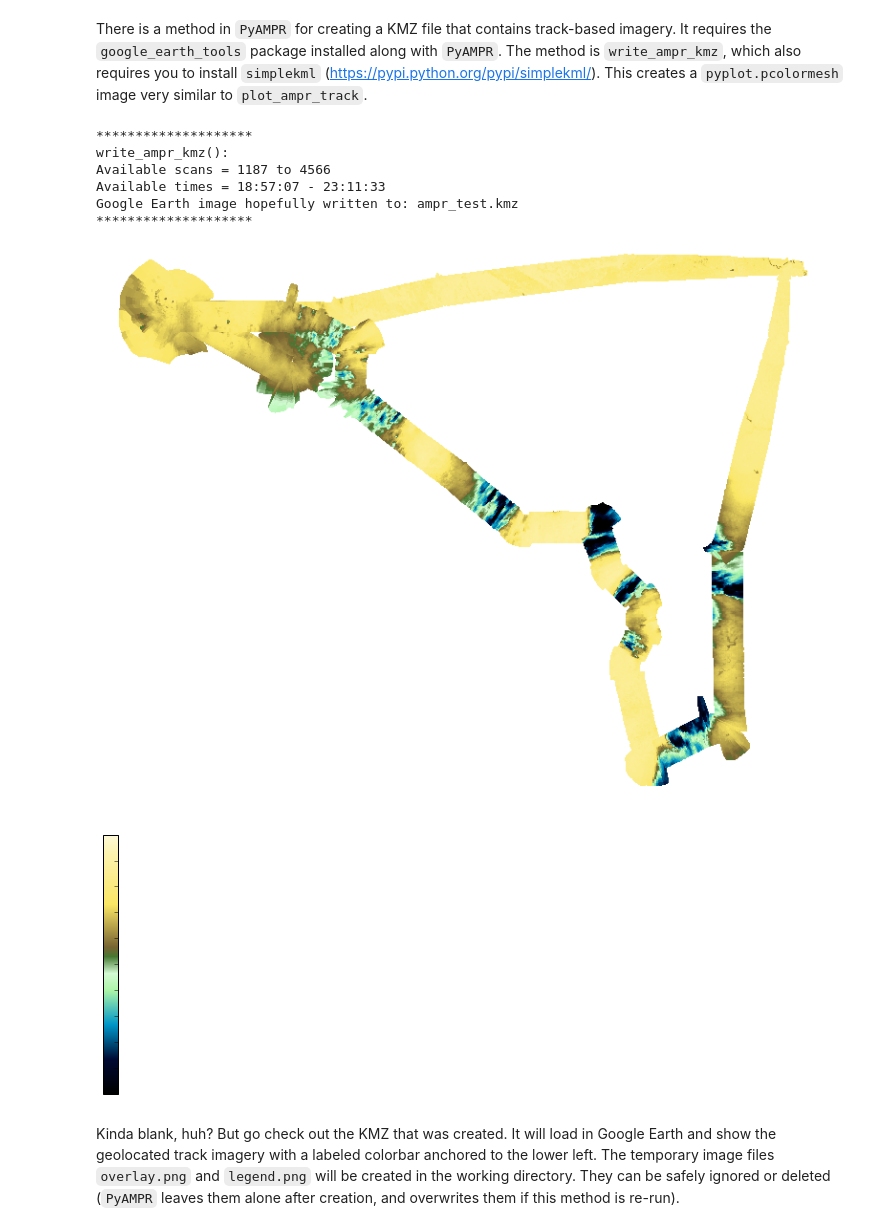
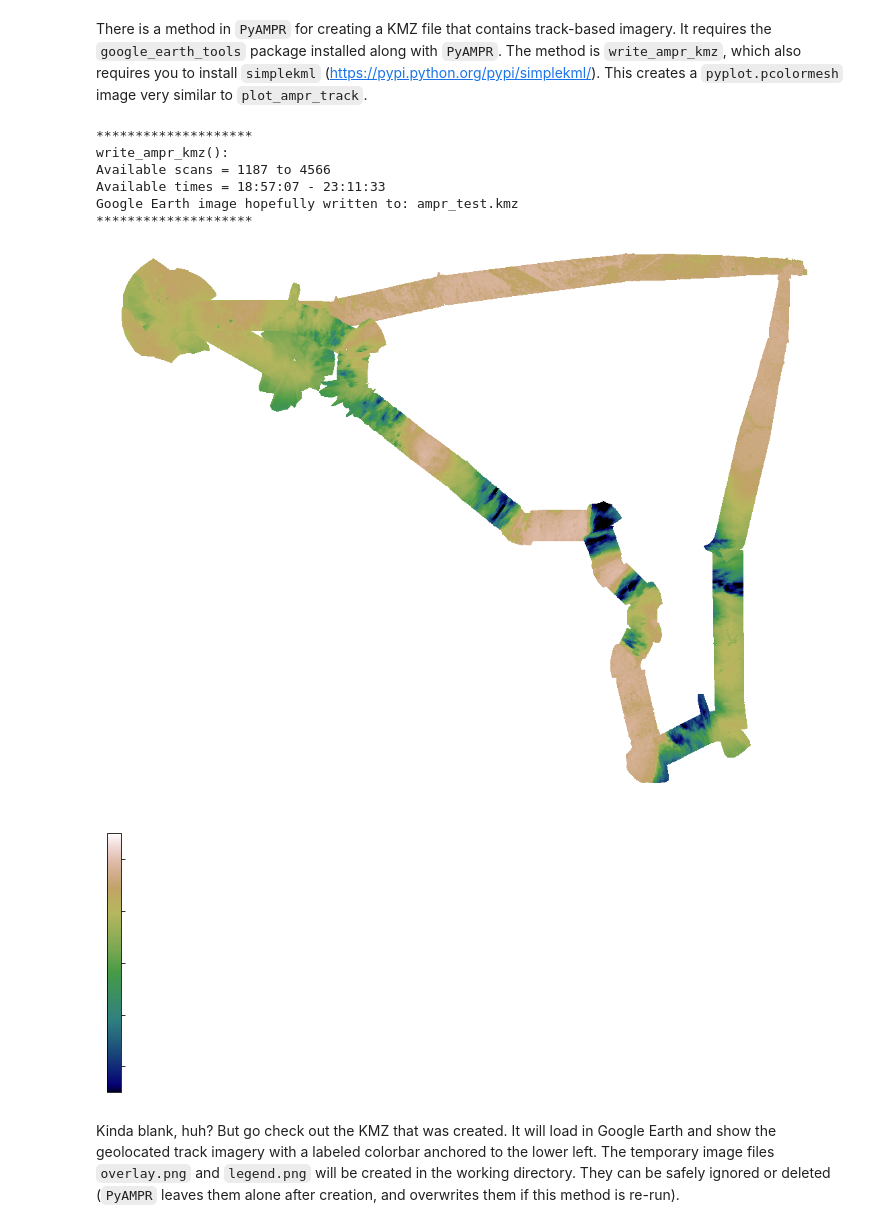
Before and after one commit to nasa/PyAMPR, a Jupyter notebook: notebooks/PyAMPR_Demo.ipynb, the cells around one changed output. Saved outputs shown, nothing was run; the diff lists cells and outputs as text; code cells hidden in the pictures.

```diff
--- a/notebooks/PyAMPR_Demo.ipynb
+++ b/notebooks/PyAMPR_Demo.ipynb
@@ -22,7 +22,6 @@ from __future__ import print_function
 import pyampr
 import glob
 import os
-from mpl_toolkits.basemap import cm
 %matplotlib inline
 
 # We read in all AMPR data from MC3E and store as a dictionary of AmprTb classes.
@@ -31,7 +30,7 @@ print('Reading in all MC3E data and storing as dict of AmprTb classes')
 print()
 
 # Change file & directory names as needed
-files = sorted(glob.glob('/Users/tjlang/Documents/AMPR/MC3E/*.txt'))
+files = sorted(glob.glob('/Volumes/Storage01/AMPR/MC3E/*.txt'))
 print('Available files')
 for file in files:
     print(file)
@@ -212,16 +220,16 @@ Available times = 16:58:02 - 19:24:22
 # %% [markdown]
 There is a method in `PyAMPR` for creating a KMZ file that contains track-based imagery. It requires the `google_earth_tools` package installed along with `PyAMPR`. The method is `write_ampr_kmz`, which also requires you to install `simplekml` (https://pypi.python.org/pypi/simplekml/). This creates a `pyplot.pcolormesh` image very similar to `plot_ampr_track`.
 # %%
-mc3e_data['20110524'].write_ampr_kmz('85a', file_name='ampr_test.kmz', cmap=cm.GMT_relief)
+mc3e_data['20110524'].write_ampr_kmz('85a', file_name='ampr_test.kmz', cmap='gist_earth')
 # %% [output]
 ********************
 write_ampr_kmz():
 Available scans = 1187 to 4566
 Available times = 18:57:07 - 23:11:33
 Google Earth image hopefully written to: ampr_test.kmz
 ********************
-[figure, old version]
+[figure, new version]
-[figure, old version]
+[figure, new version]
 # %% [markdown]
 Kinda blank, huh? But go check out the KMZ that was created. It will load in Google Earth and show the geolocated track imagery with a labeled colorbar anchored to the lower left. The temporary image files `overlay.png` and `legend.png` will be created in the working directory. They can be safely ignored or deleted (`PyAMPR` leaves them alone after creation, and overwrites them if this method is re-run).
 # %% [markdown]
```
Also changed, not shown: parts of 18 cells of this notebook, 4 other files.
